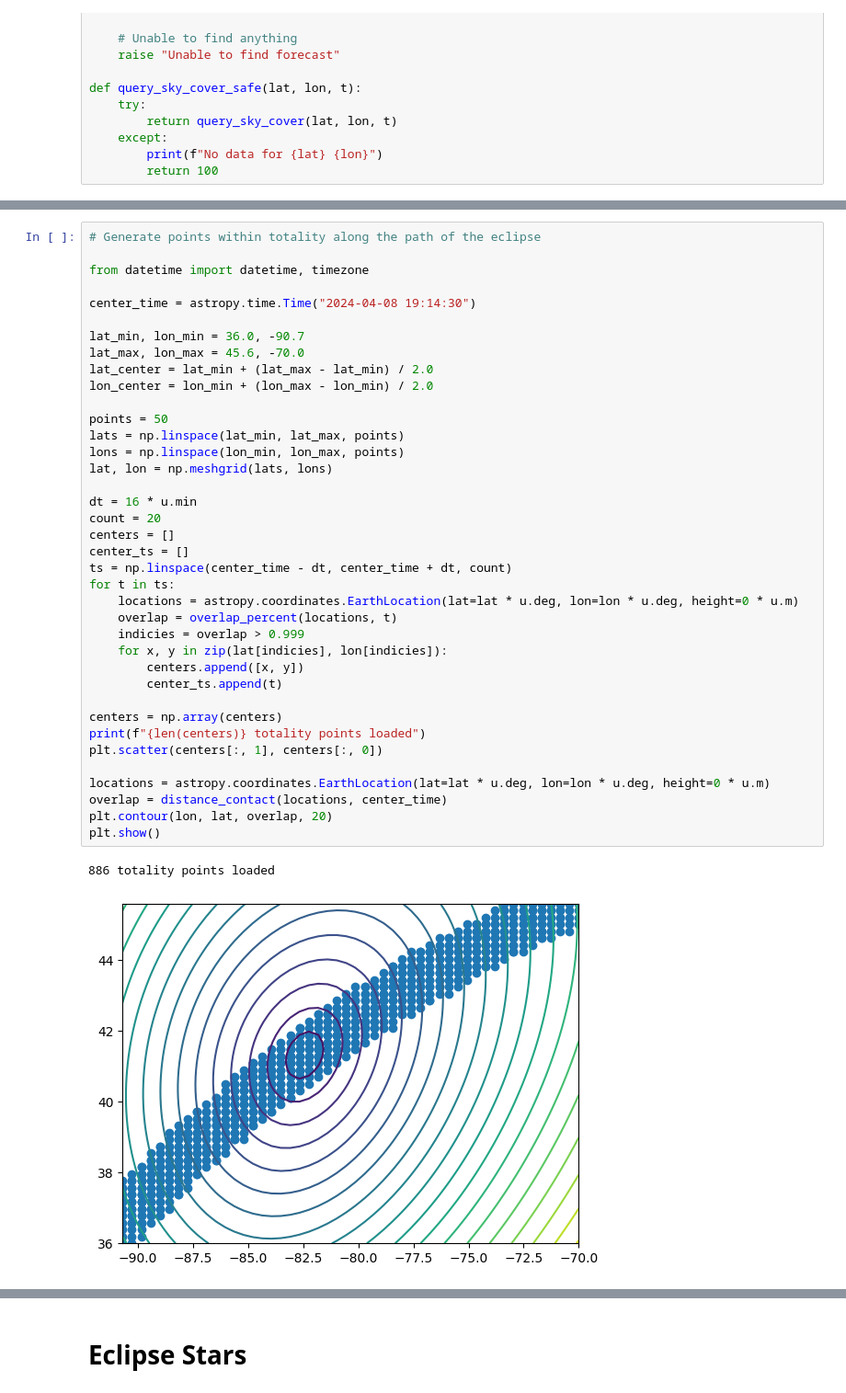
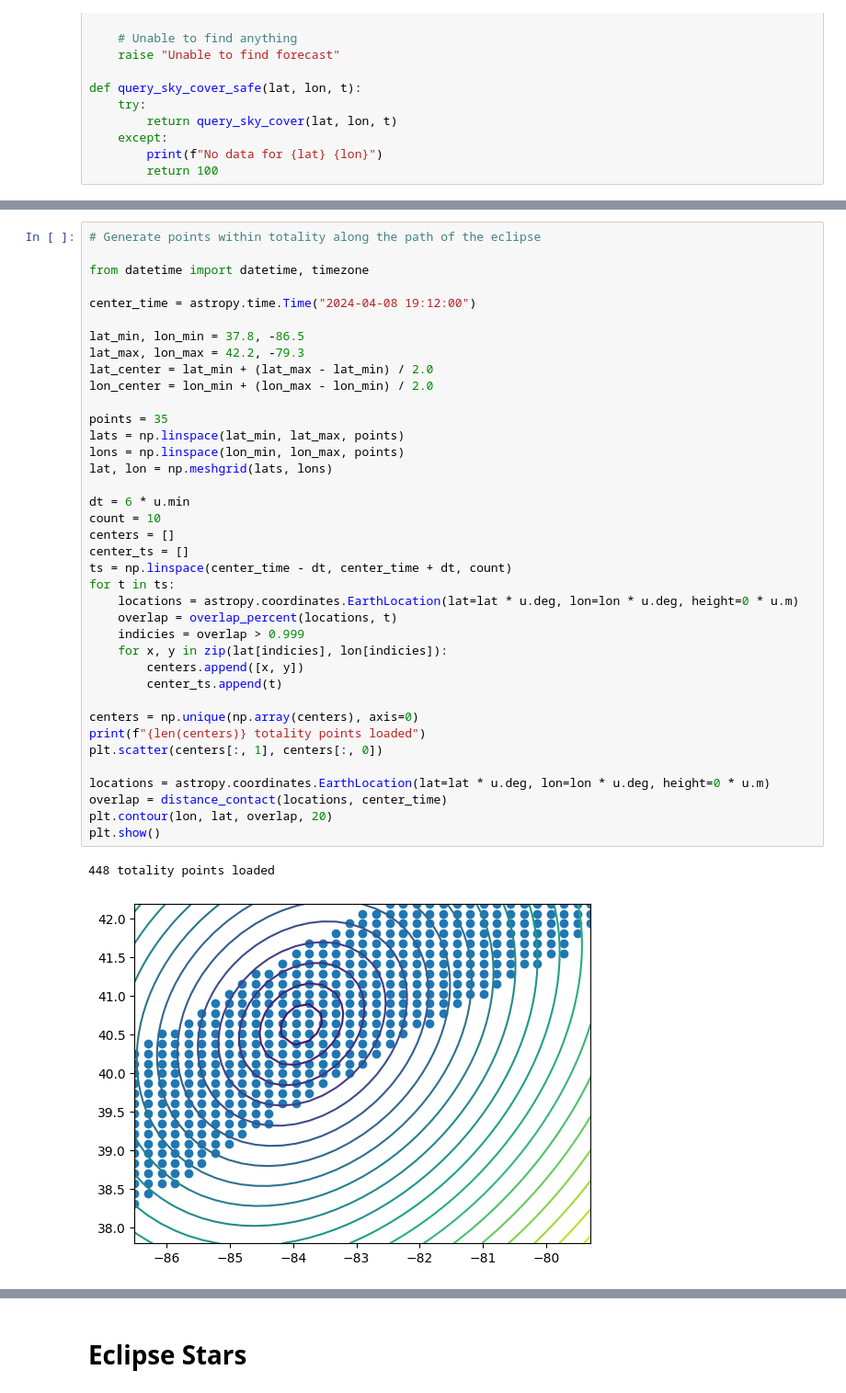
Before and after one commit to mattlangford/astropy-playground, a Jupyter notebook: astro.ipynb, the cells around one changed output, grey strips where cells are left out. Shown at 92% size. Saved outputs shown, nothing was run; the diff lists cells and outputs as text.

```diff
--- a/astro.ipynb
+++ b/astro.ipynb
@@ -229,39 +228,39 @@ Waffle House
 
 from datetime import datetime, timezone
 
-center_time = astropy.time.Time("2024-04-08 19:14:30")
+center_time = astropy.time.Time("2024-04-08 19:12:00")
 
-lat_min, lon_min = 36.0, -90.7
-lat_max, lon_max = 45.6, -70.0
+lat_min, lon_min = 37.8, -86.5
+lat_max, lon_max = 42.2, -79.3
 lat_center = lat_min + (lat_max - lat_min) / 2.0
 lon_center = lon_min + (lon_max - lon_min) / 2.0
 
-points = 50
+points = 35
 lats = np.linspace(lat_min, lat_max, points)
 lons = np.linspace(lon_min, lon_max, points)
 lat, lon = np.meshgrid(lats, lons)
 
-dt = 16 * u.min
-count = 20
+dt = 6 * u.min
+count = 10
 centers = []
 center_ts = []
 ts = np.linspace(center_time - dt, center_time + dt, count)
 for t in ts:
     locations = astropy.coordinates.EarthLocation(lat=lat * u.deg, lon=lon * u.deg, height=0 * u.m)
     overlap = overlap_percent(locations, t)
     indicies = overlap > 0.999
     for x, y in zip(lat[indicies], lon[indicies]):
         centers.append([x, y])
         center_ts.append(t)
 
-centers = np.array(centers)
+centers = np.unique(np.array(centers), axis=0)
 print(f"{len(centers)} totality points loaded")
 plt.scatter(centers[:, 1], centers[:, 0])
 
 locations = astropy.coordinates.EarthLocation(lat=lat * u.deg, lon=lon * u.deg, height=0 * u.m)
 overlap = distance_contact(locations, center_time)
 plt.contour(lon, lat, overlap, 20)
 plt.show()
 # %% [output]
-886 totality points loaded
+448 totality points loaded
-[figure, old version]
+[figure, new version]
```
Also changed, not shown: parts of 7 cells of this notebook, 1 other file.
